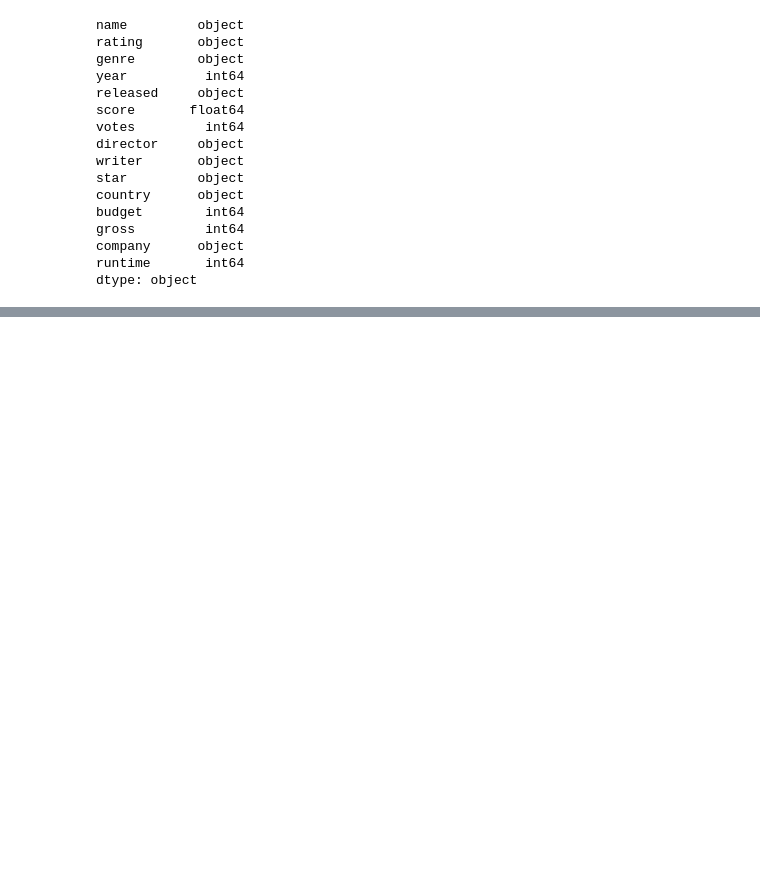
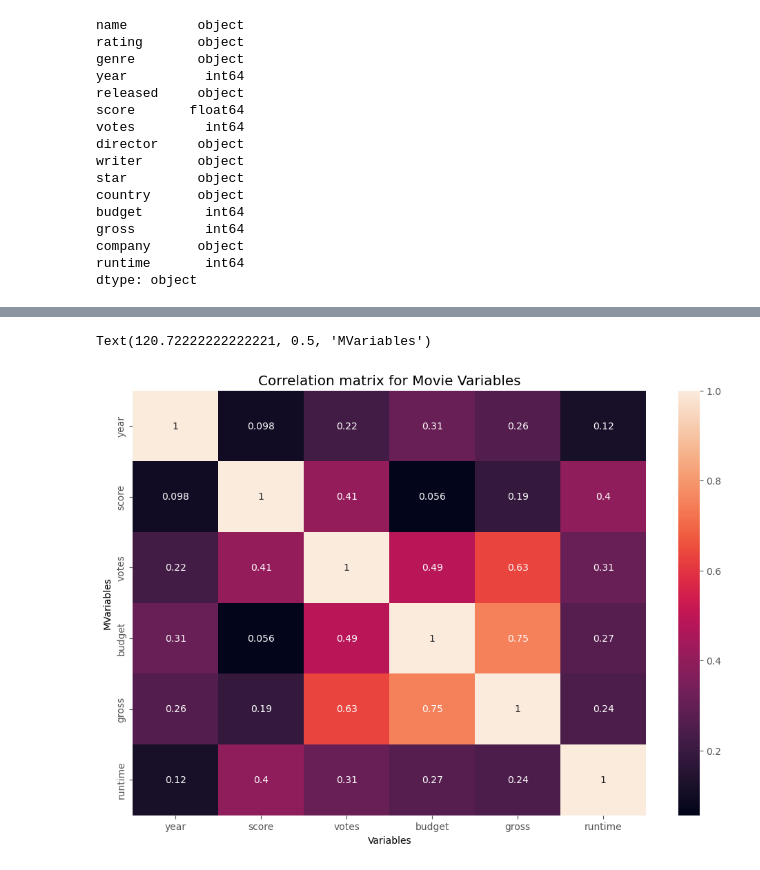
Before and after one commit to EirfatChoudhury/Movies, a Jupyter notebook: movies.ipynb, the cells around one changed output, grey strips where cells are left out. Saved outputs shown, nothing was run; the diff lists cells and outputs as text; code cells hidden in the pictures; blank space fills up the shorter version.

```diff
--- a/movies.ipynb
+++ b/movies.ipynb
@@ -96,0 +114,11 @@ df.sort_values(by=["gross"], ascending=False)
+# %%
+# Using a Correlation Matrix and Heat map to visually compare the strength of correlations between different variables in the dataframe
+
+correlation_matrix = df.corr()
+sns.heatmap(correlation_matrix, annot = True)
+plt.title("Correlation matrix for Movie Variables")
+plt.xlabel("Variables")
+plt.ylabel("MVariables")
+# %% [output]
+Text(120.72222222222221, 0.5, 'MVariables')
+[figure, added]
```
Also changed, not shown: parts of 5 cells of this notebook.
